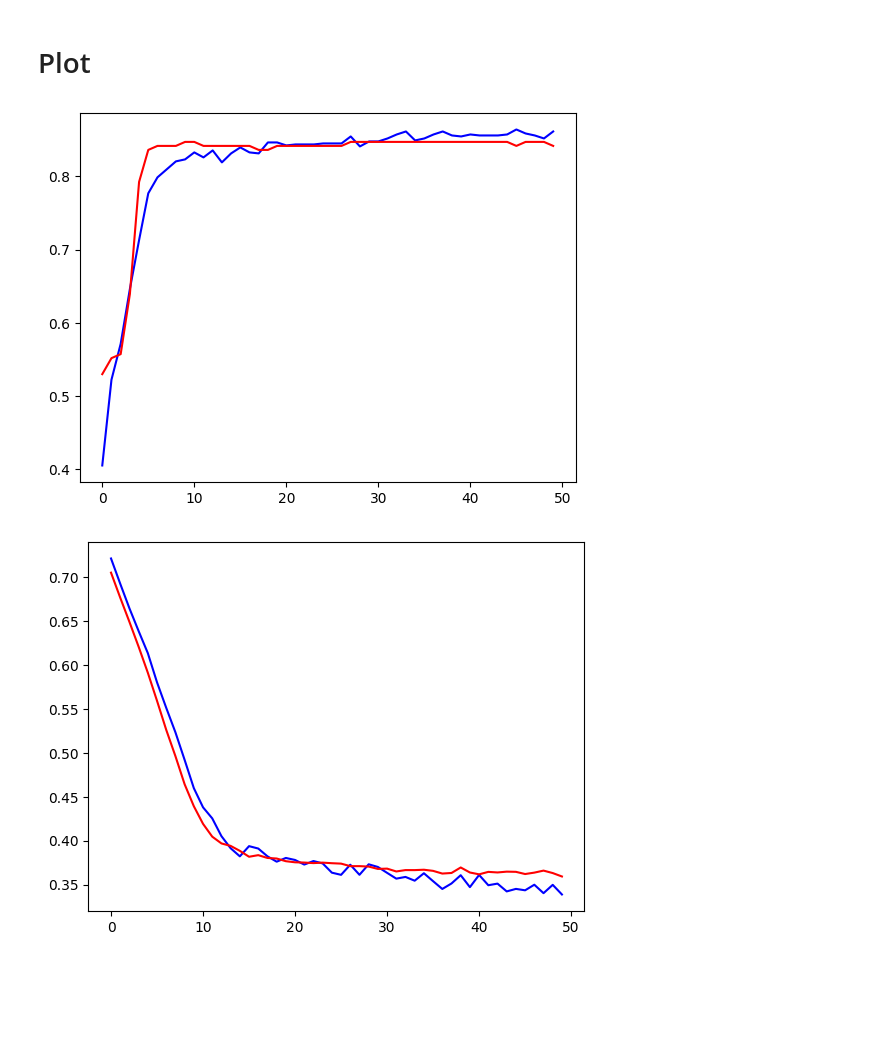
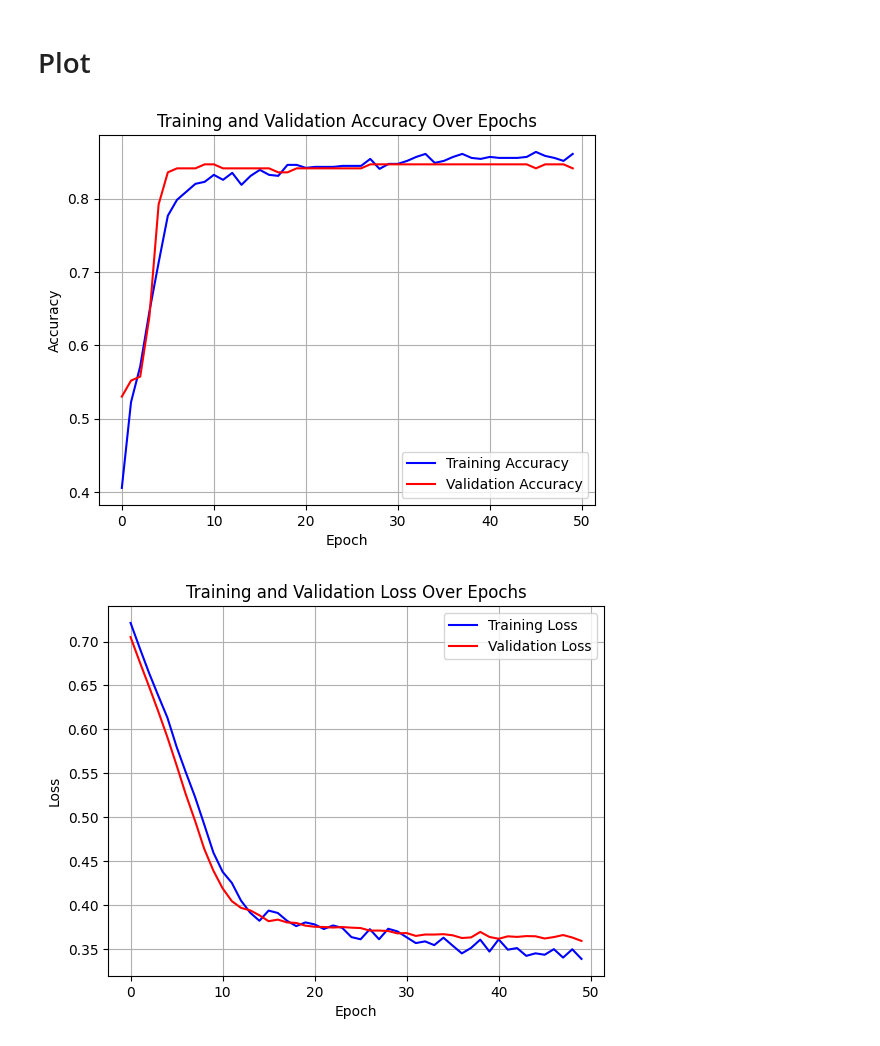
Before and after one commit to Elaheh-P/Heart_Disease_Deeplearnig, a Jupyter notebook: HeartDisease_DL.ipynb, the cells around one changed output. Drawn from its saved outputs; the diff is of its cells as text; code cells hidden in the pictures; blank space fills up the shorter version.

```diff
--- a/HeartDisease_DL.ipynb
+++ b/HeartDisease_DL.ipynb
@@ -264,14 +264,24 @@ Fold 5: Loss = 0.3592 | Accuracy = 84.15%
 # %% [markdown]
 # Plot
 # %%
-plt.plot(hist.history['accuracy'] , color = 'blue')
-plt.plot(hist.history['val_accuracy'] , color = 'red')
+plt.plot(hist.history['accuracy'], color='blue', label='Training Accuracy')
+plt.plot(hist.history['val_accuracy'], color='red', label='Validation Accuracy')
+plt.title('Training and Validation Accuracy Over Epochs')
+plt.xlabel('Epoch')
+plt.ylabel('Accuracy')
+plt.legend()
+plt.grid(True)
 plt.show()
 # %% [output]
-[figure, old version]
+[figure, new version]
 # %%
-plt.plot(hist.history['loss'] , color = 'blue')
-plt.plot(hist.history['val_loss'] , color = 'red')
+plt.plot(hist.history['loss'], color='blue', label='Training Loss')
+plt.plot(hist.history['val_loss'], color='red', label='Validation Loss')
+plt.title('Training and Validation Loss Over Epochs')
+plt.xlabel('Epoch')
+plt.ylabel('Loss')
+plt.legend()
+plt.grid(True)
 plt.show()
 # %% [output]
-[figure, old version]
+[figure, new version]
```
